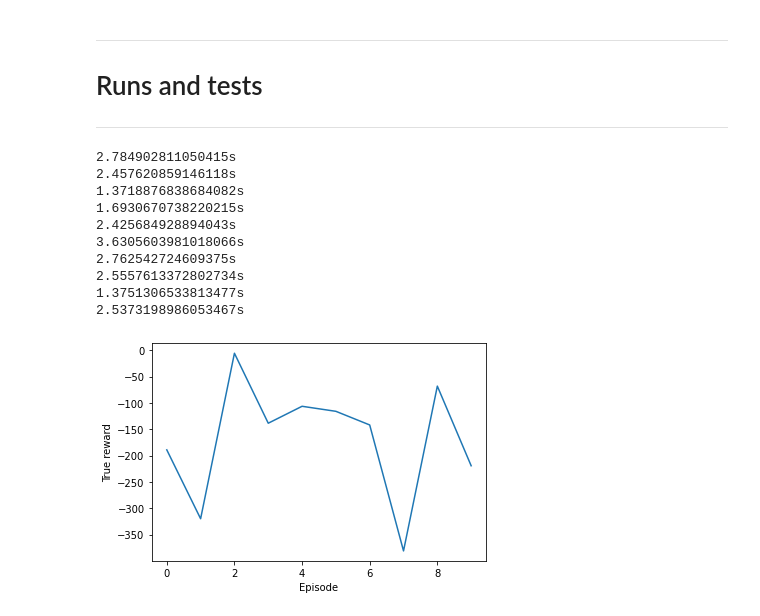
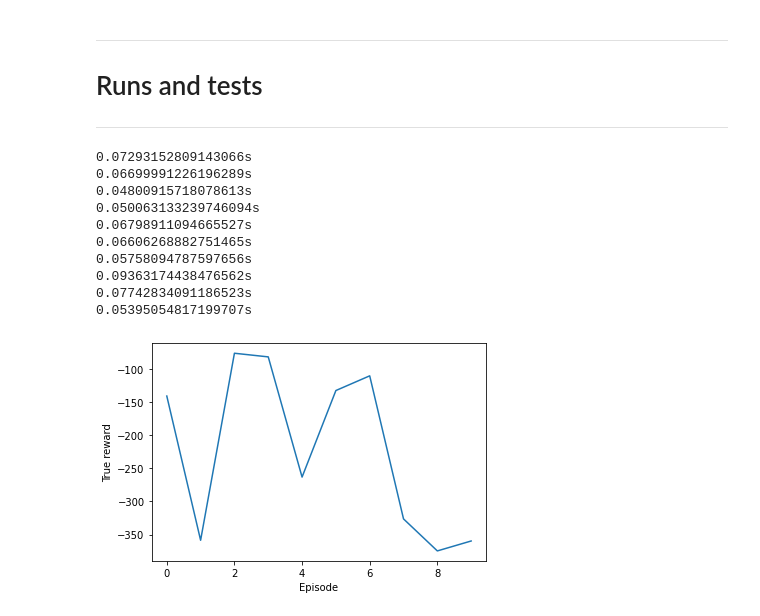
Before and after one commit to mnbvmnbv2/Lunar-Lander, a Jupyter notebook: Lunar.ipynb, the cells around one changed output. Saved outputs shown, nothing was run; the diff lists cells and outputs as text; code cells hidden in the pictures.

```diff
--- a/Lunar.ipynb
+++ b/Lunar.ipynb
@@ -389,21 +366,53 @@ def random(total_episodes=10, render=False):
+# %%
+def random(total_episodes=10, render=False):
+    rewards = []
+
+    for ep in range(total_episodes):
+        ep_reward = 0
+
+        # Used for time benchmarking
+        before = time.time()
+
+        prev_state = env.reset()
+
+        while True:
+            if render:
+                env.render()
+            action = action_space.sample()
+
+            state, reward, done, _ = env.step(action)
+
+            ep_reward += reward
+
+            if done:
+                print(str(time.time() - before) + 's')
+                rewards.append(ep_reward)
+                break
+
+            prev_state = state
+
+    plt.plot(rewards)
+    plt.xlabel("Episode")
+    plt.ylabel("True reward")
+    plt.show()
 # %% [markdown]
 ---
 # Runs and tests
 ---
-# %%
-random(render=True)
-# %% [output]
-2.784902811050415s
-2.457620859146118s
-1.3718876838684082s
-1.6930670738220215s
-2.425684928894043s
-3.6305603981018066s
-2.762542724609375s
-2.5557613372802734s
-1.3751306533813477s
-2.5373198986053467s
-[figure, removed]
+# %%
+random(render=False)
+# %% [output]
+0.07293152809143066s
+0.06699991226196289s
+0.04800915718078613s
+0.050063133239746094s
+0.06798911094665527s
+0.06606268882751465s
+0.05758094787597656s
+0.09363174438476562s
+0.07742834091186523s
+0.05395054817199707s
+[figure, added]
 # %%
 run(total_trials=1, total_episodes=17, save_weights=True)
 # %% [output]
```
Also changed, not shown: parts of 7 cells of this notebook.
